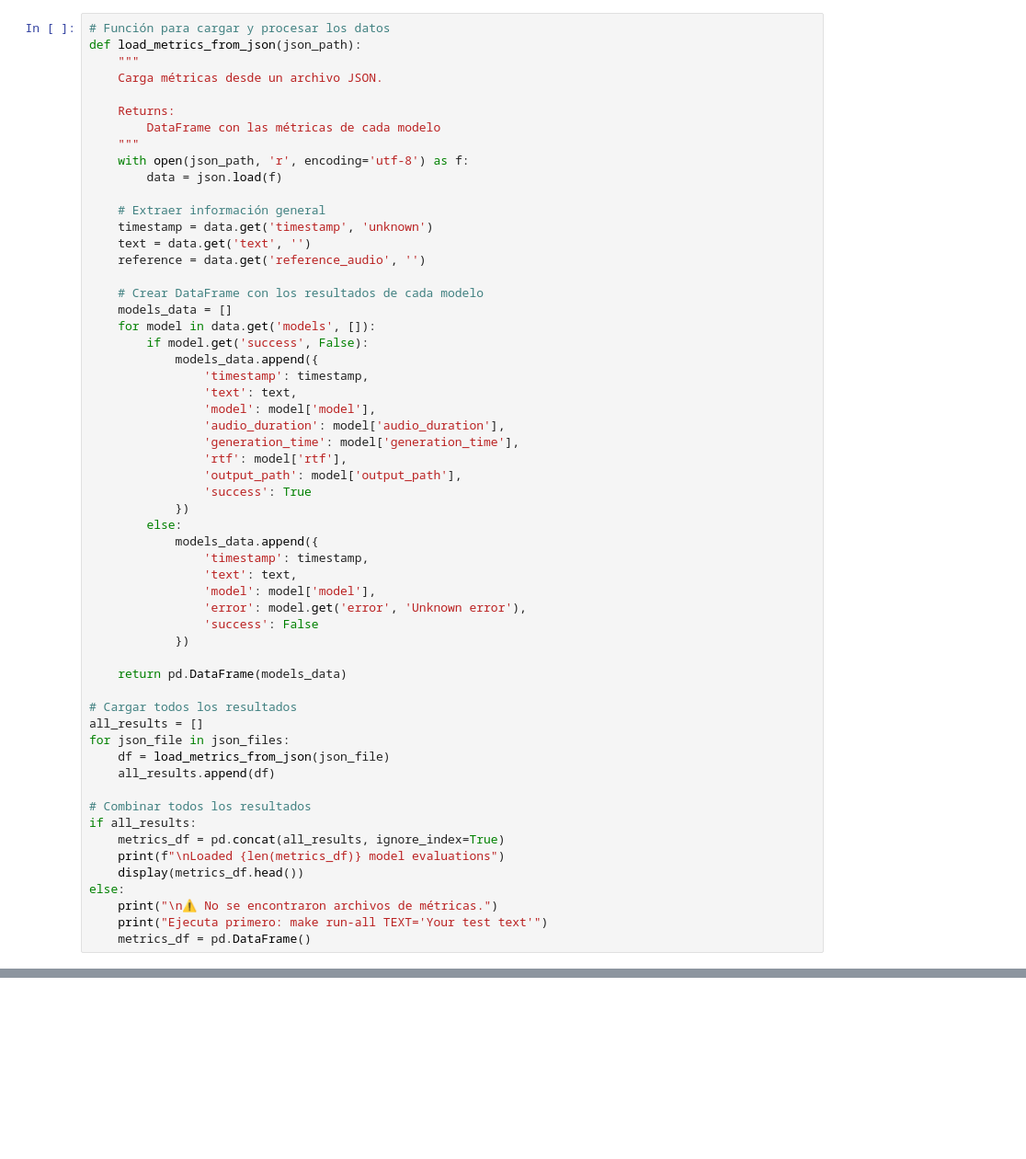
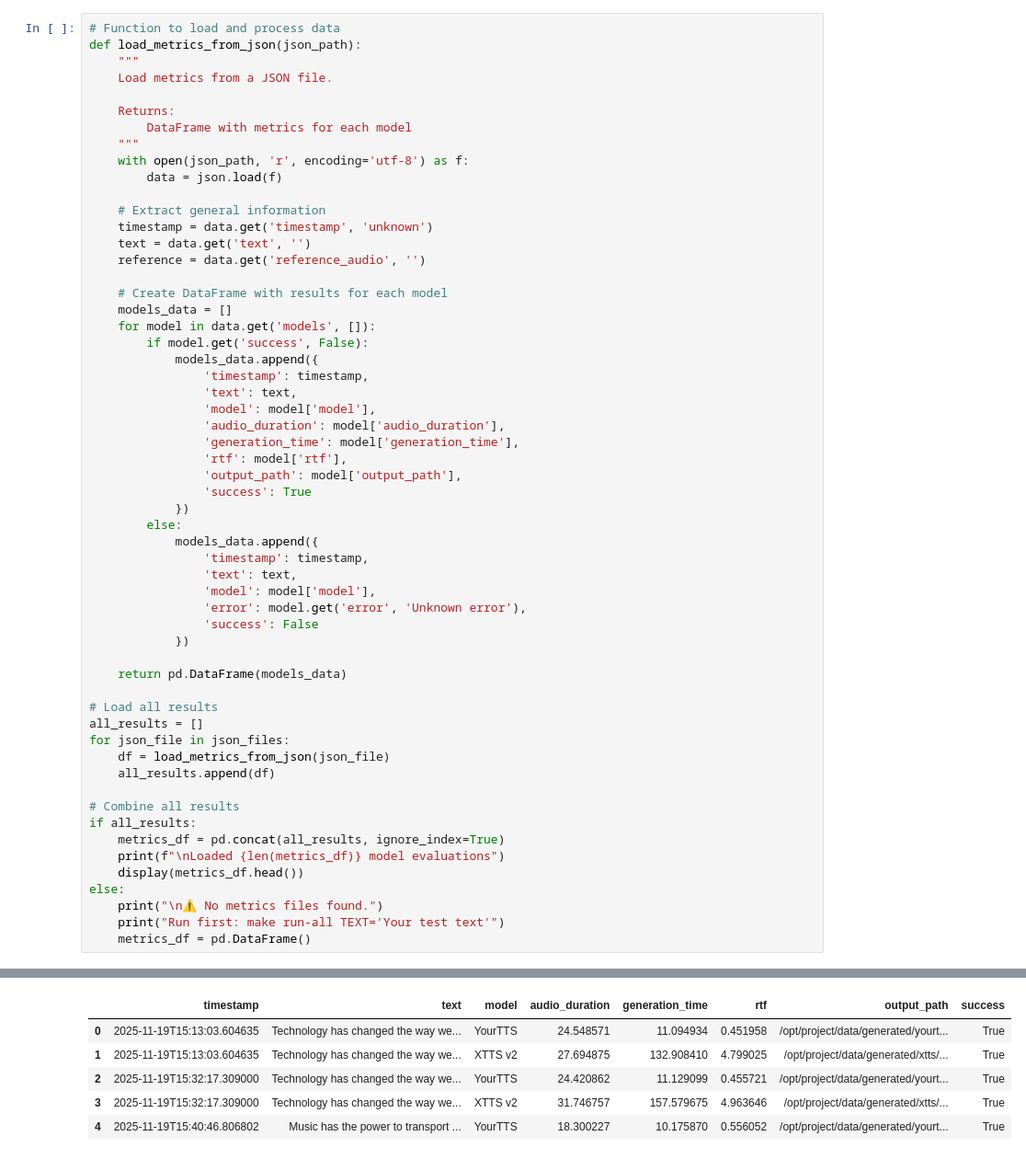
Before and after one commit to VforVitorio/TTS_zero_shot_cloning, a Jupyter notebook: evaluation/evaluation.ipynb, the cells around one changed output, grey strips where cells are left out. Shown at 92% size. Drawn from its saved outputs; the diff is of its cells as text; blank space fills up the shorter version.

```diff
--- a/evaluation/evaluation.ipynb
+++ b/evaluation/evaluation.ipynb
@@ -42,21 +47,21 @@ for f in json_files:
 # %%
-# Función para cargar y procesar los datos
+# Function to load and process data
 def load_metrics_from_json(json_path):
     """
-    Carga métricas desde un archivo JSON.
+    Load metrics from a JSON file.
 
     Returns:
-        DataFrame con las métricas de cada modelo
+        DataFrame with metrics for each model
     """
     with open(json_path, 'r', encoding='utf-8') as f:
         data = json.load(f)
 
-    # Extraer información general
+    # Extract general information
     timestamp = data.get('timestamp', 'unknown')
     text = data.get('text', '')
     reference = data.get('reference_audio', '')
 
-    # Crear DataFrame con los resultados de cada modelo
+    # Create DataFrame with results for each model
     models_data = []
     for model in data.get('models', []):
         if model.get('success', False):
@@ -81,18 +86,19 @@ def load_metrics_from_json(json_path):
 
     return pd.DataFrame(models_data)
 
-# Cargar todos los resultados
+# Load all results
 all_results = []
 for json_file in json_files:
     df = load_metrics_from_json(json_file)
     all_results.append(df)
 
-# Combinar todos los resultados
+# Combine all results
 if all_results:
     metrics_df = pd.concat(all_results, ignore_index=True)
     print(f"\nLoaded {len(metrics_df)} model evaluations")
     display(metrics_df.head())
 else:
-    print("\n⚠️ No se encontraron archivos de métricas.")
-    print("Ejecuta primero: make run-all TEXT='Your test text'")
+    print("\n⚠️ No metrics files found.")
+    print("Run first: make run-all TEXT='Your test text'")
     metrics_df = pd.DataFrame()
+# %% [output]
@@ -99 +106,7 @@ else:
+|  | timestamp | text | model | audio_duration | generation_time | rtf | output_path | success |
+| 0 | 2025-11-19T15:13:03.604635 | Technology has changed the way we... | YourTTS | 24.548571 | 11.094934 | 0.451958 | /opt/project/data/generated/yourt... | True |
+| 1 | 2025-11-19T15:13:03.604635 | Technology has changed the way we... | XTTS v2 | 27.694875 | 132.908410 | 4.799025 | /opt/project/data/generated/xtts/... | True |
+| 2 | 2025-11-19T15:32:17.309000 | Technology has changed the way we... | YourTTS | 24.420862 | 11.129099 | 0.455721 | /opt/project/data/generated/yourt... | True |
+| 3 | 2025-11-19T15:32:17.309000 | Technology has changed the way we... | XTTS v2 | 31.746757 | 157.579675 | 4.963646 | /opt/project/data/generated/xtts/... | True |
+| 4 | 2025-11-19T15:40:46.806802 | Music has the power to transport ... | YourTTS | 18.300227 | 10.175870 | 0.556052 | /opt/project/data/generated/yourt... | True |
 # %% [markdown]
```
Also changed, not shown: parts of 25 cells of this notebook, 18 other files.
